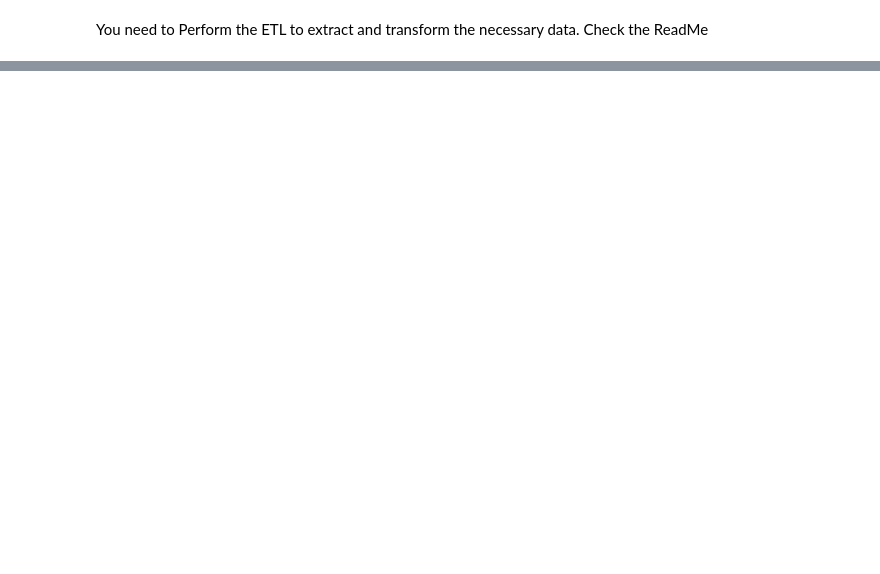
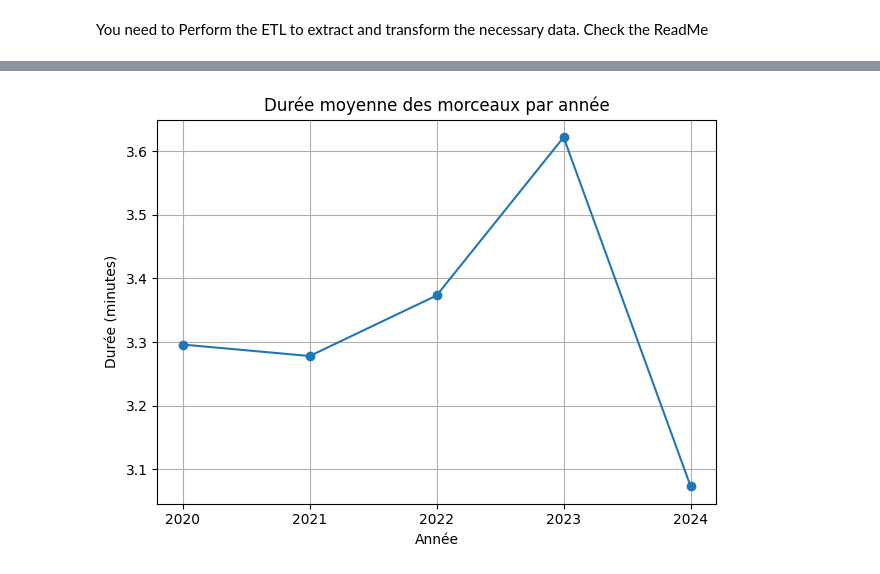
Before and after one commit to jul339/spotify_hits, a Jupyter notebook: notebooks/spotify_analysis.ipynb, the cells around one changed output, grey strips where cells are left out. Drawn from its saved outputs; the diff is of its cells as text; code cells hidden in the pictures; blank space fills up the shorter version.

```diff
--- a/notebooks/spotify_analysis.ipynb
+++ b/notebooks/spotify_analysis.ipynb
@@ -39,0 +98,11 @@ plt.show()
+# %%
+df.groupby("year")["track_duration_min"].mean().plot(marker="o")
+plt.title("Durée moyenne des morceaux par année")
+plt.xlabel("Année")
+plt.ylabel("Durée (minutes)")
+plt.xticks(df["year"].unique())  # Affiche les années entières seulement
+plt.grid(True)
+plt.tight_layout()
+plt.show()
+# %% [output]
+[figure, added]
```
Also changed, not shown: parts of 8 cells of this notebook.
